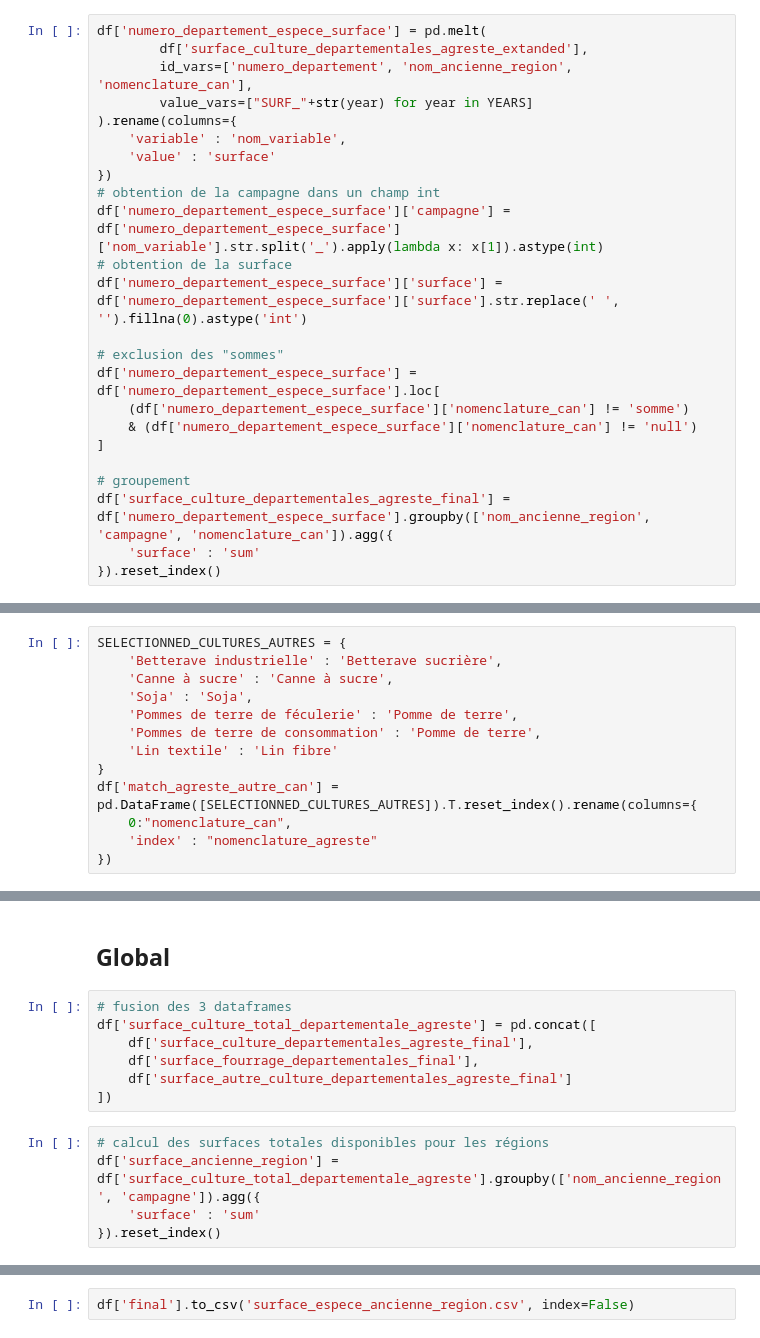
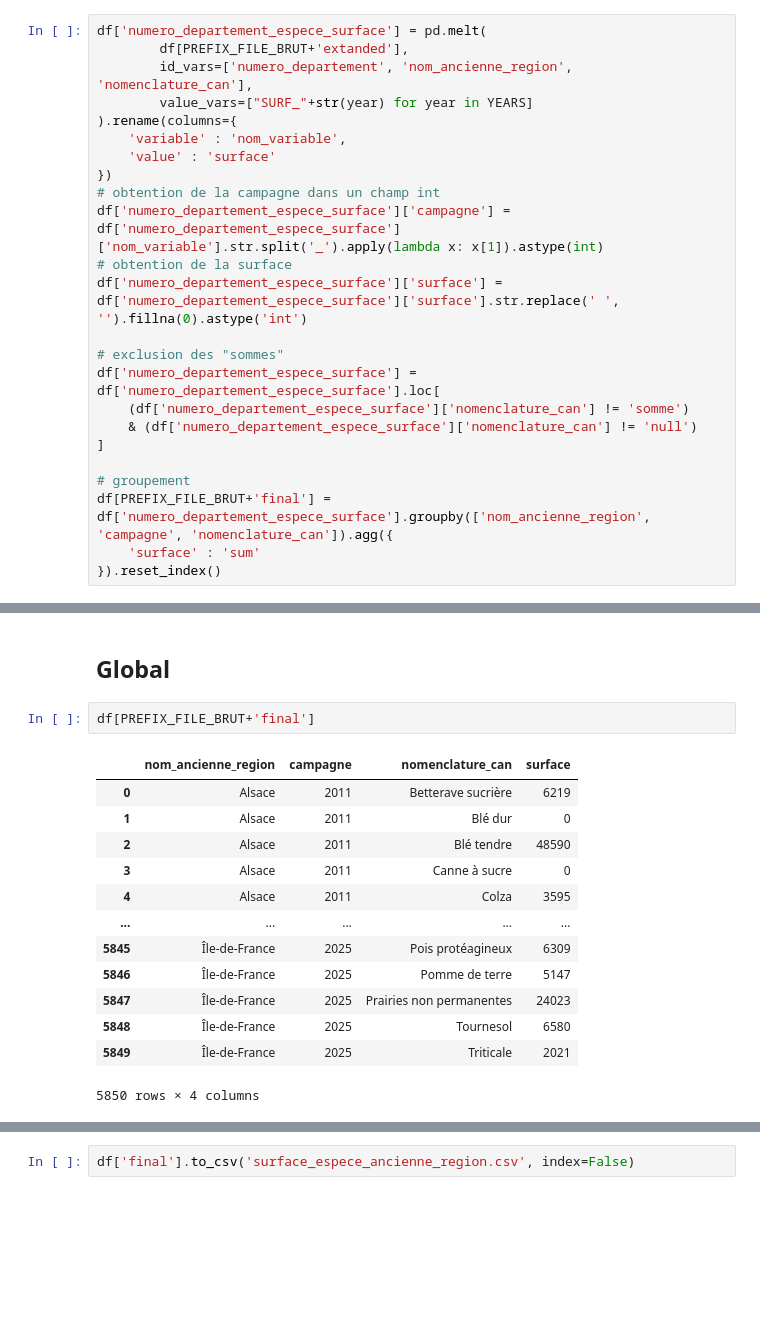
Before and after one commit to beren2/catalogue_script_agrosyst, a Jupyter notebook: 02_outils/data/external_data/agreste/surface/gcpe/get_surface_espece_ancienne_region.ipynb, the cells around one changed output, grey strips where cells are left out. Saved outputs shown, nothing was run; the diff lists cells and outputs as text; blank space fills up the shorter version.

```diff
--- a/02_outils/data/external_data/agreste/surface/gcpe/get_surface_espece_ancienne_region.ipynb
+++ b/02_outils/data/external_data/agreste/surface/gcpe/get_surface_espece_ancienne_region.ipynb
@@ -274,7 +284,7 @@ LAST_DISPONIBLE_YEAR = 2025
 YEARS = [k for k in range(2011, LAST_DISPONIBLE_YEAR+1)]
 # %%
 df['numero_departement_espece_surface'] = pd.melt(
-        df['surface_culture_departementales_agreste_extanded'],
+        df[PREFIX_FILE_BRUT+'extanded'],
         id_vars=['numero_departement', 'nom_ancienne_region', 'nomenclature_can'],
         value_vars=["SURF_"+str(year) for year in YEARS]
 ).rename(columns={
@@ -293,6 +303,6 @@ df['numero_departement_espece_surface'] = df['numero_departement_espece_surface'
 ]
 
 # groupement
-df['surface_culture_departementales_agreste_final'] = df['numero_departement_espece_surface'].groupby(['nom_ancienne_region', 'campagne', 'nomenclature_can']).agg({
+df[PREFIX_FILE_BRUT+'final'] = df['numero_departement_espece_surface'].groupby(['nom_ancienne_region', 'campagne', 'nomenclature_can']).agg({
     'surface' : 'sum'
 }).reset_index()
@@ -340,13 +308,0 @@ df['surface_fourrage_departementales_final'] = df['surface_fourrage_departementa
-# %%
-SELECTIONNED_CULTURES_AUTRES = {
-    'Betterave industrielle' : 'Betterave sucrière',
-    'Canne à sucre' : 'Canne à sucre',
-    'Soja' : 'Soja',
-    'Pommes de terre de féculerie' : 'Pomme de terre',
-    'Pommes de terre de consommation' : 'Pomme de terre',
-    'Lin textile' : 'Lin fibre'
-}
-df['match_agreste_autre_can'] = pd.DataFrame([SELECTIONNED_CULTURES_AUTRES]).T.reset_index().rename(columns={
-    0:"nomenclature_can",
-    'index' : "nomenclature_agreste"
-})
@@ -396,14 +309,18 @@ df['surface_autre_culture_departementales_agreste_final'] = df['surface_autre_cu
 # %% [markdown]
 ## Global
-# %%
-# fusion des 3 dataframes
-df['surface_culture_total_departementale_agreste'] = pd.concat([
-    df['surface_culture_departementales_agreste_final'],
-    df['surface_fourrage_departementales_final'],
-    df['surface_autre_culture_departementales_agreste_final']
-])
-# %%
-# calcul des surfaces totales disponibles pour les régions
-df['surface_ancienne_region'] = df['surface_culture_total_departementale_agreste'].groupby(['nom_ancienne_region', 'campagne']).agg({
-    'surface' : 'sum'
-}).reset_index()
+# %%
+df[PREFIX_FILE_BRUT+'final']
+# %% [output]
+|  | nom_ancienne_region | campagne | nomenclature_can | surface |
+| 0 | Alsace | 2011 | Betterave sucrière | 6219 |
+| 1 | Alsace | 2011 | Blé dur | 0 |
+| 2 | Alsace | 2011 | Blé tendre | 48590 |
+| 3 | Alsace | 2011 | Canne à sucre | 0 |
+| 4 | Alsace | 2011 | Colza | 3595 |
+| ... | ... | ... | ... | ... |
+| 5845 | Île-de-France | 2025 | Pois protéagineux | 6309 |
+| 5846 | Île-de-France | 2025 | Pomme de terre | 5147 |
+| 5847 | Île-de-France | 2025 | Prairies non permanentes | 24023 |
+| 5848 | Île-de-France | 2025 | Tournesol | 6580 |
+| 5849 | Île-de-France | 2025 | Triticale | 2021 |
+5850 rows × 4 columns
```
Also changed, not shown: parts of 22 cells of this notebook, 1 other file.
